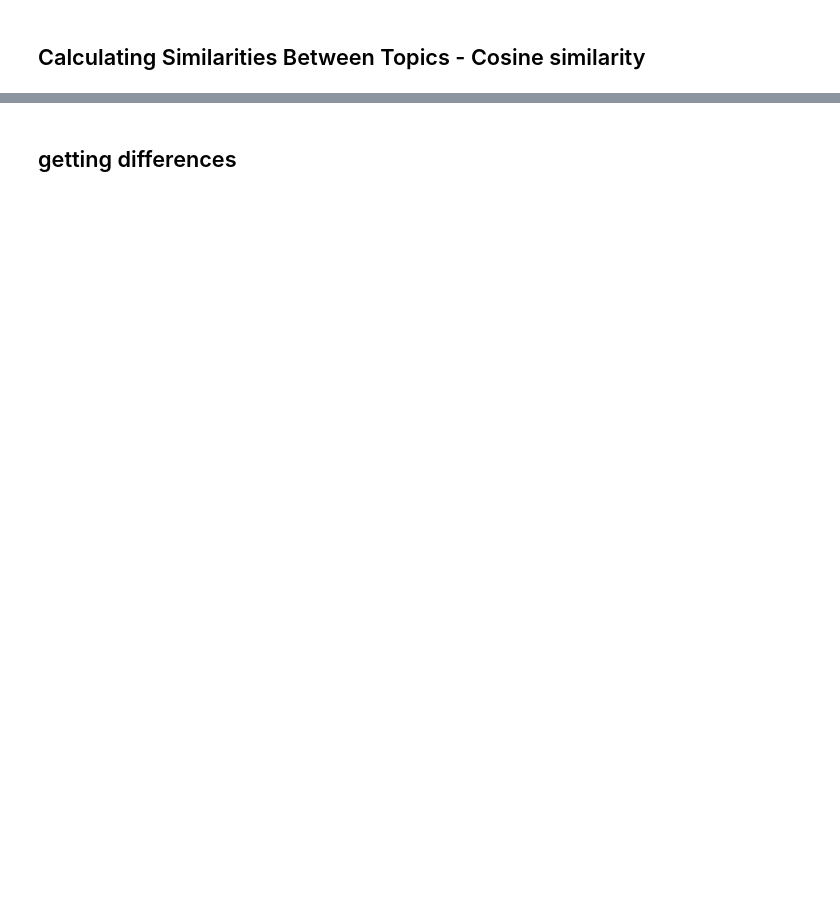
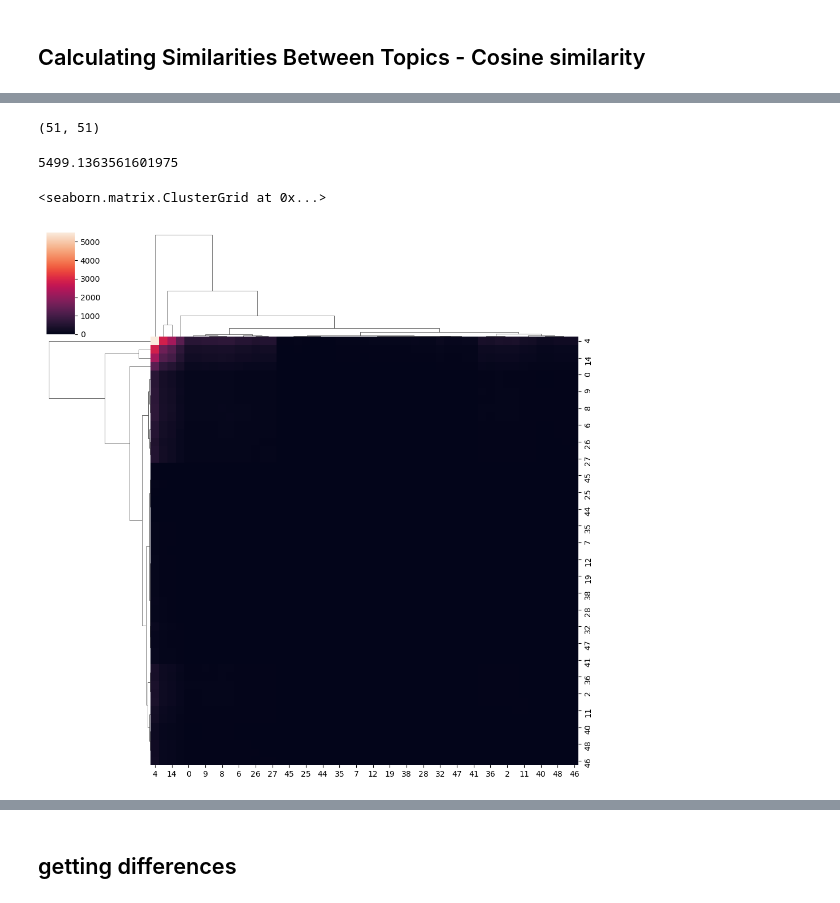
Before and after one commit to thesethb/Benson_Math_Capstone, a Jupyter notebook: Jan2020_analysisv3.ipynb, the cells around one changed output, grey strips where cells are left out. Saved outputs shown, nothing was run; the diff lists cells and outputs as text; code cells hidden in the pictures; blank space fills up the shorter version.

```diff
--- a/Jan2020_analysisv3.ipynb
+++ b/Jan2020_analysisv3.ipynb
@@ -718,0 +759,5 @@ print(d)
+# %%
+# Creation of a program-to-program similarity based on T and csim
+
+P_network = skn.data.from_edge_list([(tr_tp_st[3][i], tr_tp_st[0][i]) for i in range(len(tr_tp_st[0]))], bipartite=True, sum_duplicates=False)
+P = P_network['biadjacency']
@@ -718,0 +784,21 @@ print(d)
+# %%
+program_sim_network = P * transcript_sim_network * P.T
+# %%
+program_sim_network.shape
+# %% [output]
+(51, 51)
+# %%
+pos_program_sim_network = program_sim_network.copy()
+pos_program_sim_network[pos_program_sim_network <0] = 0
+
+neg_program_sim_network = program_sim_network.copy()
+neg_program_sim_network[neg_program_sim_network >0] = 0
+# %%
+pos_program_sim_network.max()
+# %% [output]
+5499.1363561601975
+# %%
+sns.clustermap(pos_program_sim_network)
+# %% [output]
+<seaborn.matrix.ClusterGrid at 0x...>
+[figure, added]
```
Also changed, not shown: parts of 27 cells of this notebook.
